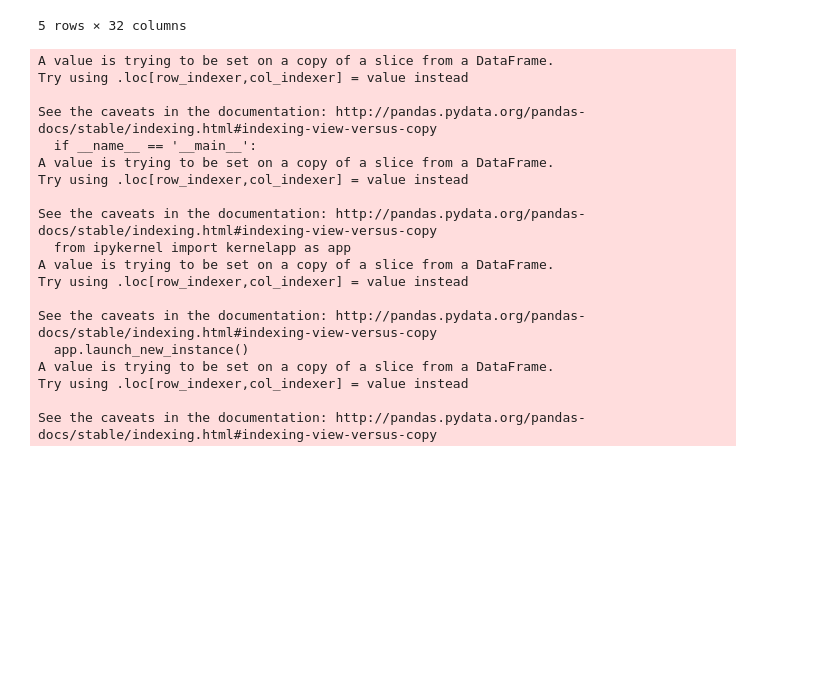
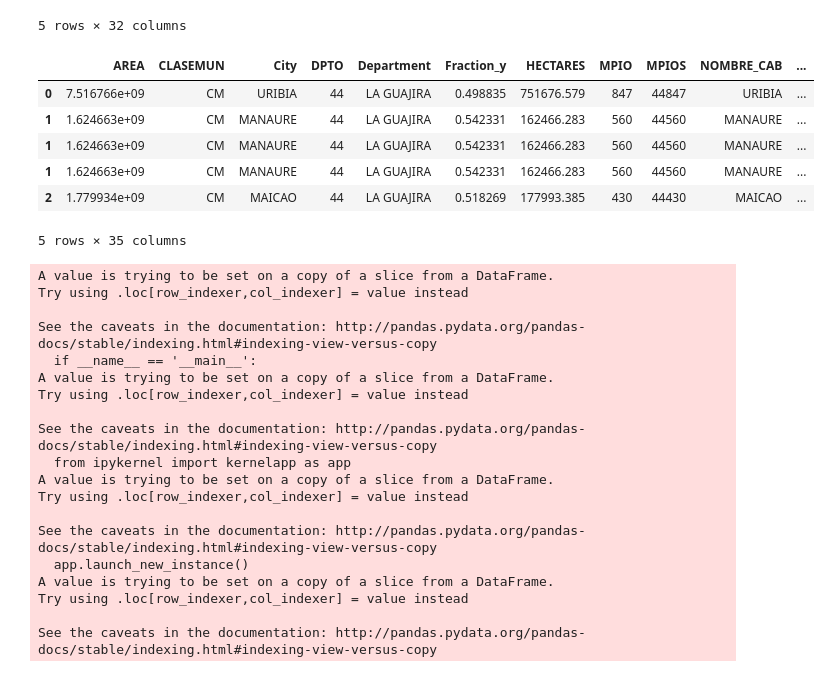
Before and after one commit to jgarciab/wwd2017, a Jupyter notebook: class7/class7_geocoding_maps.ipynb, the cells around one changed output. Drawn from its saved outputs; the diff is of its cells as text; code cells hidden in the pictures; blank space fills up the shorter version.

```diff
--- a/class7/class7_geocoding_maps.ipynb
+++ b/class7/class7_geocoding_maps.ipynb
@@ -575,7 +585,20 @@ def sum_points_polygon(df,groupby,transform_cols, function=sum):
     return df.drop_duplicates(groupby)
 # %%
 #Let's sum the values of deaths
-attacks_and_shapes_summed = sum_points_polygon(attacks_and_shapes,['MPIOS','DPTO','dyad_name'],['deaths_a', 'deaths_b', 'deaths_civ'],np.sum)
+attacks_and_shapes_summed = sum_points_polygon(attacks_and_shapes,
+                        ['MPIOS','DPTO','dyad_name'],
+                        ['deaths_a', 'deaths_b', 'deaths_civ'],
+                        np.sum)
+# %%
+attacks_and_shapes_summed.head()
+# %% [output]
+|  | AREA | CLASEMUN | City | DPTO | Department | Fraction_y | HECTARES | MPIO | MPIOS | NOMBRE_CAB | ... |
+| 0 | 7.516766e+09 | CM | URIBIA | 44 | LA GUAJIRA | 0.498835 | 751676.579 | 847 | 44847 | URIBIA | ... |
+| 1 | 1.624663e+09 | CM | MANAURE | 44 | LA GUAJIRA | 0.542331 | 162466.283 | 560 | 44560 | MANAURE | ... |
+| 1 | 1.624663e+09 | CM | MANAURE | 44 | LA GUAJIRA | 0.542331 | 162466.283 | 560 | 44560 | MANAURE | ... |
+| 1 | 1.624663e+09 | CM | MANAURE | 44 | LA GUAJIRA | 0.542331 | 162466.283 | 560 | 44560 | MANAURE | ... |
+| 2 | 1.779934e+09 | CM | MAICAO | 44 | LA GUAJIRA | 0.518269 | 177993.385 | 430 | 44430 | MAICAO | ... |
+5 rows × 35 columns
 # %%
 attacks_and_shapes_summed["Voters"] = attacks_and_shapes_summed["Total"]/attacks_and_shapes_summed["Participat"]*100
 attacks_and_shapes_summed["rate_deaths_a"] = attacks_and_shapes_summed["sum_deaths_a"]/attacks_and_shapes_summed["Voters"]*1000000
```
Also changed, not shown: parts of 19 cells of this notebook, 12 other files.
